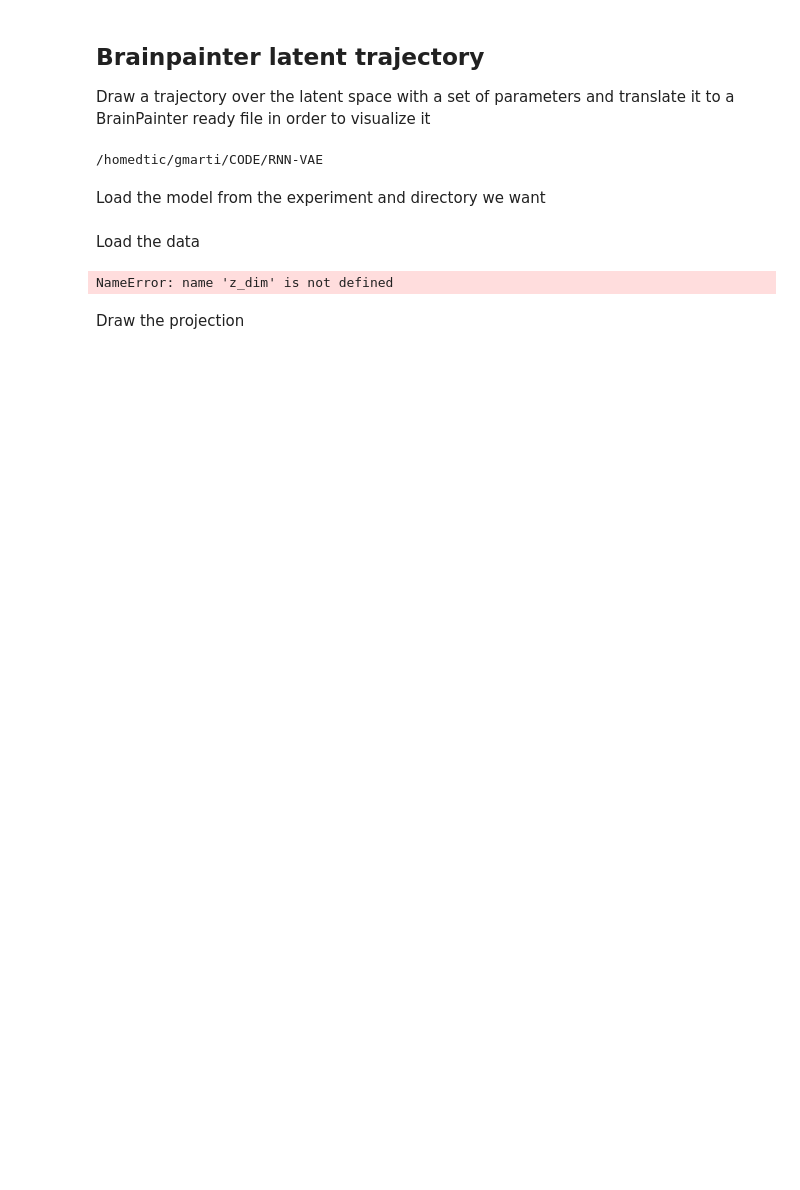
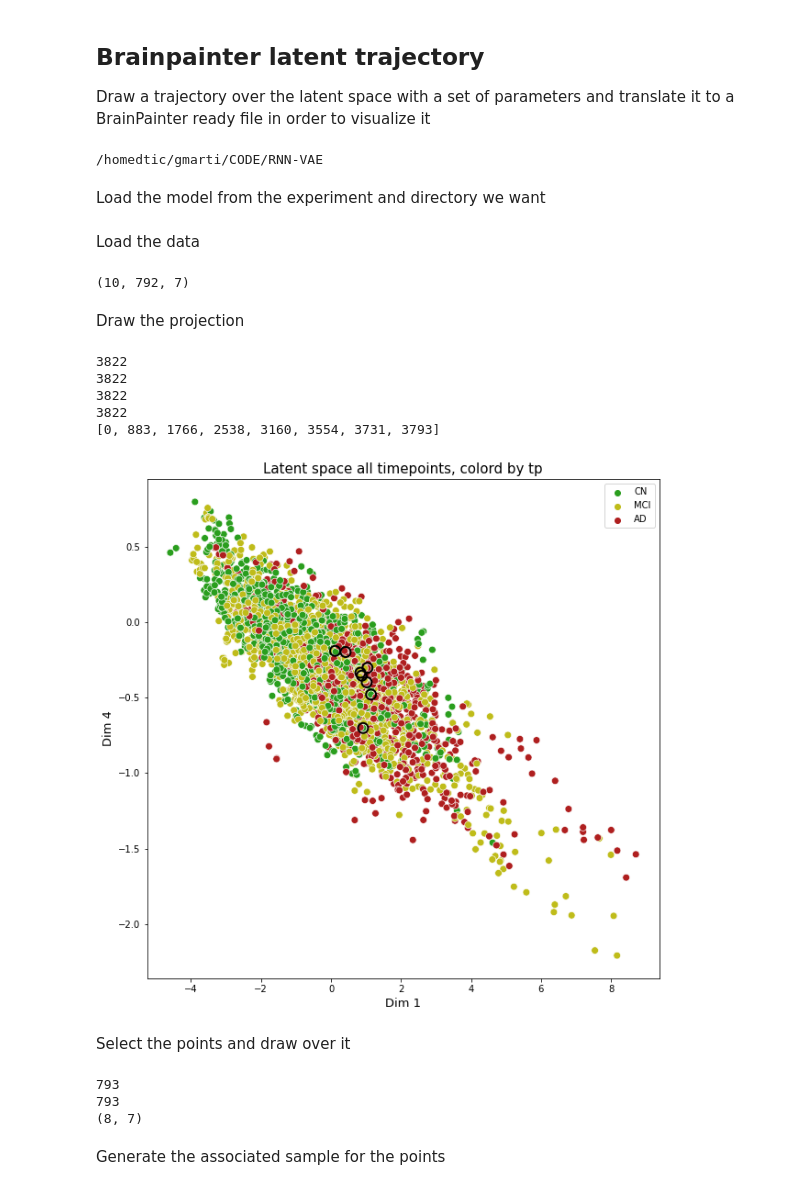
Before and after one commit to GerardMJuan/RNN-VAE, a Jupyter notebook: evaluation/brainpainter_latent_trajectory.ipynb, the cells around one changed output. Saved outputs shown, nothing was run; the diff lists cells and outputs as text; code cells hidden in the pictures; blank space fills up the shorter version.

Commit message:
updated pipeline

```diff
--- a/evaluation/brainpainter_latent_trajectory.ipynb
+++ b/evaluation/brainpainter_latent_trajectory.ipynb
@@ -62,6 +62,8 @@ X_train_tensor = [ torch.FloatTensor(t) for t in X_train ]
 X_train_pad = torch.nn.utils.rnn.pad_sequence(X_train_tensor, batch_first=False, padding_value=np.nan)
 X_test_tensor = [ torch.FloatTensor(t) for t in X_test ]
 X_test_pad = torch.nn.utils.rnn.pad_sequence(X_test_tensor, batch_first=False, padding_value=np.nan)
+
+p["ntp"] = max(X_train_pad.size(0), X_test_pad.size(0))
 
 # Those datasets are of size [Tmax, Batch_size, nfeatures]
 mask_train = ~torch.isnan(X_train_pad)
@@ -77,6 +79,8 @@ max_timepoints = X_train_pad.shape[0]
 X_test_fwd = model.predict(X_test_pad.to(DEVICE))
 X_train_fwd = model.predict(X_train_pad.to(DEVICE))
 
+print(X_train_fwd['z'].shape)
+
 #Reshape features so that nsubjects go first
 X_train_hat = np.array(X_train_fwd['xnext']).swapaxes(0,1)
 z_train = np.array(X_train_fwd['z']).swapaxes(0,1)
@@ -86,19 +90,18 @@ z_test = np.array(X_test_fwd['z']).swapaxes(0,1)
 z_train = [Z[mask_train[:,i,:p['z_dim']]].reshape((-1, p['z_dim'])) for (i, Z) in enumerate(z_train)]
 z_test = [Z[mask_test[:,i,:p['z_dim']]].reshape((-1, p['z_dim'])) for (i, Z) in enumerate(z_test)]
 # %% [output]
-NameError: name 'z_dim' is not defined
+(10, 792, 7)
 # %% [markdown]
 Draw the projection
 # %%
 #3 2D Trajectory latent space visualization
-dim0=0
-dim1=1
+dim0=1
+dim1=4
 
 #This needs to be colored by DX and AGE, and
 
 #plot_z_time_2d(z, max_timepoints, [dim0, dim1], out_dir, out_name='latent_space_2d')
-plt.figure(figsize=(10, 10))
-
+fig, ax = plt.subplots(figsize=(10,10))
 # create color cmap
 colors = sns.color_palette("viridis", as_cmap=True)
 
@@ -108,6 +111,7 @@ colors = sns.color_palette(["#2a9e1e", "#bfbc1a", "#af1f1f"])
 
 z_d0_full = []
 z_d1_full = []
+ptid_full = []
 tp_full = []
 color = []
 
@@ -119,41 +123,70 @@ dx_dict = {
     "Dementia": "AD",
     "Dementia to MCI": "MCI",
     "NL to MCI": "MCI",
-    "MCI to Dementia": "AD",
+    "NL to Dementia": "AD",
+    "MCI to Dementia": "AD"
 }
 
 for tp in range(p["ntp"]):
     train_z_d0 = [x[tp, dim0] for x in z_train if x.shape[0] > tp]
     test_z_d0 = [x[tp, dim0] for x in z_test if x.shape[0] > tp]
 
     train_z_d1 = [x[tp, dim1] for x in z_train if x.shape[0] > tp]
     test_z_d1 = [x[tp, dim1] for x in z_test if x.shape[0] > tp]
 
+    ptid_train = [x[tp] for x in Y_train["PTID"] if x.shape[0] > tp]
+    ptid_test = [x[tp] for x in Y_test["PTID"] if x.shape[0] > tp]
+
+    ptid_full = ptid_full + ptid_train + ptid_test
+
     z_d0_full = z_d0_full + train_z_d0
     z_d0_full = z_d0_full + test_z_d0
 
     z_d1_full = z_d1_full + train_z_d1
-    z_d1_full = z_d1_full +test_z_d1
+    z_d1_full = z_d1_full + test_z_d1
 
     tp_len = len(train_z_d0) + len(test_z_d0)
     tp_full = tp_full + [tp]*tp_len
 
-    # Prepare AGE for plotting
-    color_train = [dx_dict[x[tp]] for x in Y_train["DX"]]
-    color_test = [dx_dict[x[tp]] for x in Y_test["DX"]]
-    #color_train = [x[tp] for x in Y_train["AGE"]]
-    #color_test = [x[tp] for x in Y_test["AGE"]]
+    color_train = [dx_dict[y[tp]] for (x,y) in zip(z_train, Y_train["DX"]) if x.shape[0] > tp]
+    color_test = [dx_dict[y[tp]] for (x,y) in zip(z_test, Y_test["DX"]) if x.shape[0] > tp]
 
     color = color + color_train + color_test
 
 print(len(z_d0_full))
 print(len(z_d1_full))
 print(len(color))
-sns.scatterplot(x=z_d0_full, y=z_d1_full, hue=color, palette=colors, s=60)
-
+print(len(ptid_full))
+sns.scatterplot(x=z_d0_full, y=z_d1_full, hue=color, palette=colors, s=60, ax=ax)
 
 ##Add title, x and y axis
 plt.xlabel(f"Dim {dim0}", size=13)
 plt.ylabel(f"Dim {dim1}", size=13)
 plt.title(f"Latent space all timepoints, colord by tp", size=15)
+
+#######################
+# DECIDE HERE THE POINTS WE WANT TO SAVE
+#######################
+
+# Need to update the points alongside every latent dimension. Find a starting point, and
+#move the point alongside each one
+#New idea: find a subject in AD
+# WELL FIRST LEST FINISH THE PIPELINE
+
+ptid_to_highlight = "002_S_0295"
+patient_index = [i for i, x in enumerate(ptid_full) if x == ptid_to_highlight]
+print(patient_index)
+
+#still list of one patient
+patient_z0 = [z_d0_full[i] for i in patient_index]
+patient_z1 = [z_d1_full[i] for i in patient_index]
+
+plt.scatter(patient_z0, patient_z1, marker='o', color='k', facecolors='none', s=120, linewidths=2)
 plt.show()
+# %% [output]
+3822
+3822
+3822
+3822
+[0, 883, 1766, 2538, 3160, 3554, 3731, 3793]
+[figure, added]
@@ -164,2 +193,15 @@ Generate the associated sample for the points
+# %% [markdown]
+Select the points and draw over it
+# %%
+##USING PATIENT INDEX
+print(len(Y_train["PTID"]))
+print(len(z_train))
+print(z_train[0].shape)
+# %% [output]
+793
+793
+(8, 7)
+# %% [markdown]
+Generate the associated sample for the points
 # %%
 Prepare the data for brainpainter
```
Also changed, not shown: parts of 2 cells of this notebook, 1 other file.
